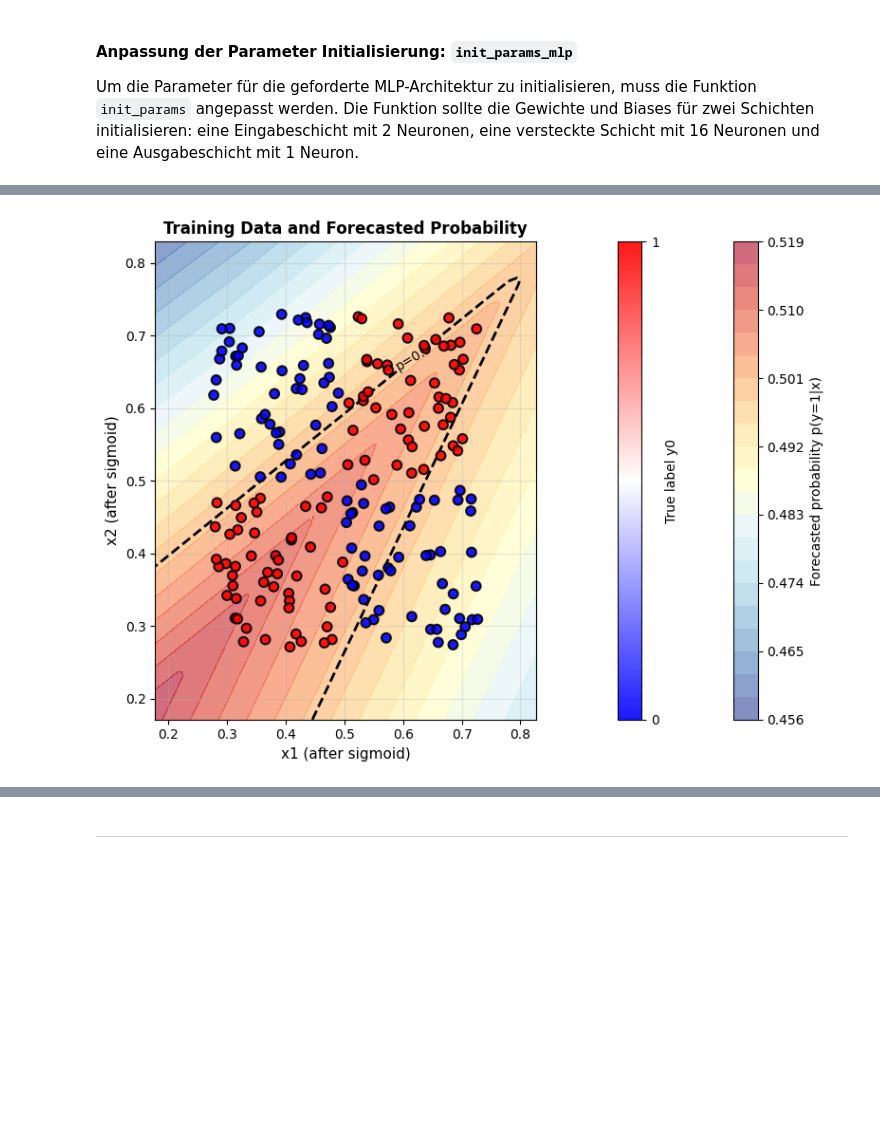
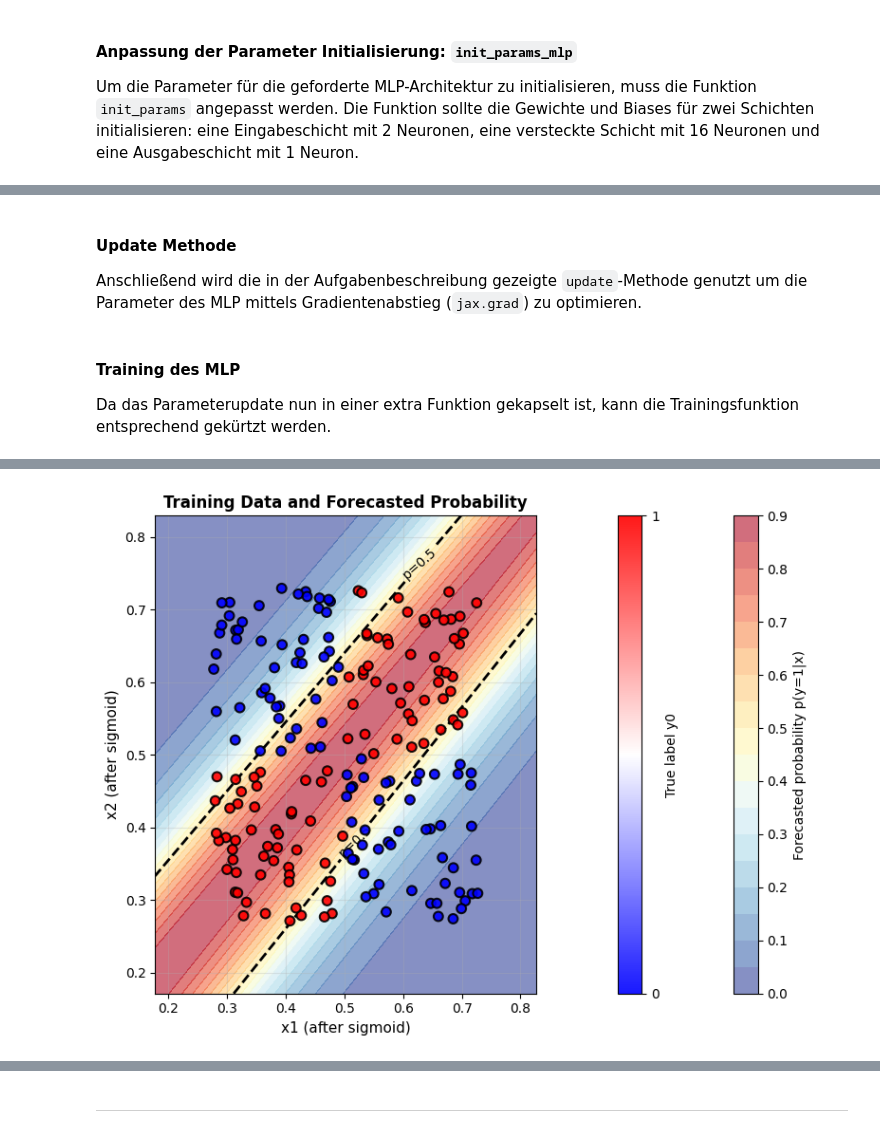
Before and after one commit to Smokey95/MSI-DL, a Jupyter notebook: exercise/exercise_2/exercise_2_1.ipynb, the cells around one changed output, grey strips where cells are left out. Drawn from its saved outputs; the diff is of its cells as text; code cells hidden in the pictures; blank space fills up the shorter version.

```diff
--- a/exercise/exercise_2/exercise_2_1.ipynb
+++ b/exercise/exercise_2/exercise_2_1.ipynb
@@ -507,7 +505,7 @@ import jax
 import jax.numpy as jnp
 
 # ------------------------------
-# MLP Parameter-Initialisierung
+# MLP Parameter-Initialization
 # ------------------------------
 def init_mlp_params(hidden_dim: int = 16, seed: int = 0):
     """
@@ -526,8 +524,8 @@ def init_mlp_params(hidden_dim: int = 16, seed: int = 0):
         Dictionary containing initialized weights and biases:
         {"W1": W1, "b1": b1, "W2": W2, "b2": b2}
     """
+    # generate different keys for each parameter
     key = jax.random.PRNGKey(seed)
-    # generate different keys for each parameter
     k1, k2 = jax.random.split(key, 2)
 
     # Initialize weights and biases from input to hidden layer
@@ -536,7 +534,7 @@ def init_mlp_params(hidden_dim: int = 16, seed: int = 0):
 
     # Initialize weights and biases from hidden to output layer
     W2 = 0.1 * jax.random.normal(k2, (hidden_dim, 1))
-    b2 = jnp.array(0.0)
+    b2 = jnp.zeros((1,))
 
     return {"W1": W1, "b1": b1, "W2": W2, "b2": b2}
 # %%
@@ -576,20 +623,11 @@ def mlp_predict_proba(params, x):
 # -------------------------------------
 # Numerisch stabile NLL (BCE-with-logits)
 # -------------------------------------
-def nll_loss_mlp(params, x, y):
-    y = jnp.asarray(y)
-    z = mlp_logits(params, x)
-    return jnp.mean(jnp.logaddexp(0.0, z) - y * z)
+def nll_loss_mlp(params, x, y, hidden_activation=jax.nn.relu):
+    p = mlp_prdict_proba(params, x, hidden_activation=hidden_activation)
+    return -jnp.mean(y * jnp.log(p + 1e-15) + (1 - y) * jnp.log(1 - p + 1e-15))
 
-# ------------------------------
-# jit-kompiliertes Update
-# ------------------------------
-@jax.jit
-def update(params, x, y, lr):
-    grads = jax.grad(nll_loss_mlp)(params, x, y)
-    return {
-        "W1": params["W1"] - lr * grads["W1"],
-        "b1": params["b1"] - lr * grads["b1"],
-        "W2": params["W2"] - lr * grads["W2"],
-        "b2": params["b2"] - lr * grads["b2"],
-    }
+    # numerically stable version using logits
+    #y = jnp.asarray(y)
+    #z = mlp_logits(params, x)
+    #return jnp.mean(jnp.logaddexp(0.0, p) - y * p)
@@ -595,0 +636,3 @@ def update(params, x, y, lr):
+# %% [markdown]
+#### Update Methode
+Anschließend wird die in der Aufgabenbeschreibung gezeigte `update`-Methode genutzt um die Parameter des MLP mittels Gradientenabstieg (`jax.grad`) zu optimieren.
@@ -596,18 +652,22 @@ def update(params, x, y, lr):
+# %% [markdown]
+#### Training des MLP
+
+Da das Parameterupdate nun in einer extra Funktion gekapselt ist, kann die Trainingsfunktion entsprechend gekürtzt werden.
 # %%
 # Kleiner Trainingslauf für das MLP
+def train_mlp(x_train, y_train, lr=0.1, n_steps=4000, seed=0, hidden_activation=jax.nn.relu):
+    # generate network parameters
+    params = init_mlp_params(hidden_dim=16, seed=seed)
 
-seed = 1
-
-def train_mlp(x, y, lr=0.5, n_steps=2000, seed=seed):
-    params = init_mlp_params(hidden_dim=16, seed=seed)
+    # Training loop
     for step in range(n_steps):
-        params = update(params, x, y, lr)
+        params = update(params, x_train, y_train, lr)
         if step % 200 == 0:
-            current_loss = nll_loss_mlp(params, x, y)
+            current_loss = nll_loss_mlp(params, x_train, y_train, hidden_activation=hidden_activation)
             print(f"Step {step}, MLP Loss: {current_loss:.4f}")
     return params
 
 # Trainieren und Visualisieren
-params_mlp = train_mlp(x2, y0, lr=0.03, n_steps=4000, seed=seed)
-plot_data_and_probability(x2, y0, params_mlp, mlp_predict_proba)
+params_mlp = train_mlp(x2, y0)
+plot_data_and_probability(x2, y0, params_mlp, mlp_prdict_proba)
 # %% [output]
@@ -634 +694 @@ Step 3800, MLP Loss: 0.6843
-[figure, old version]
+[figure, new version]
```
Also changed, not shown: parts of 30 cells of this notebook.
